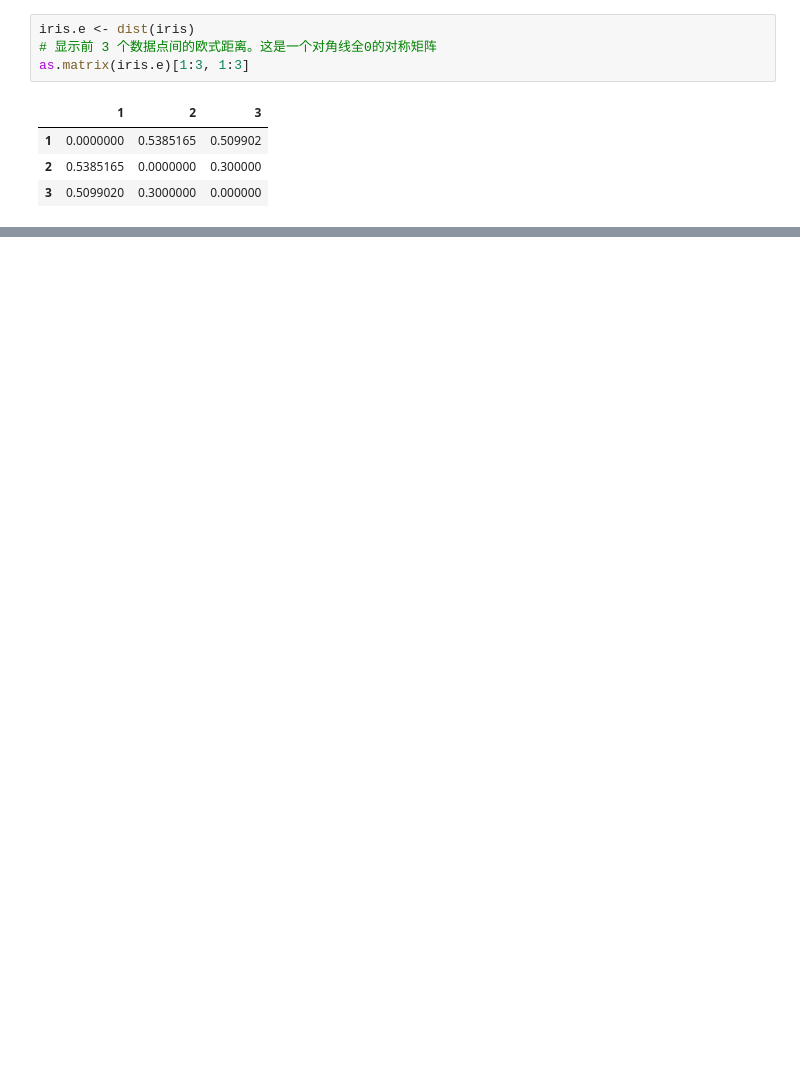
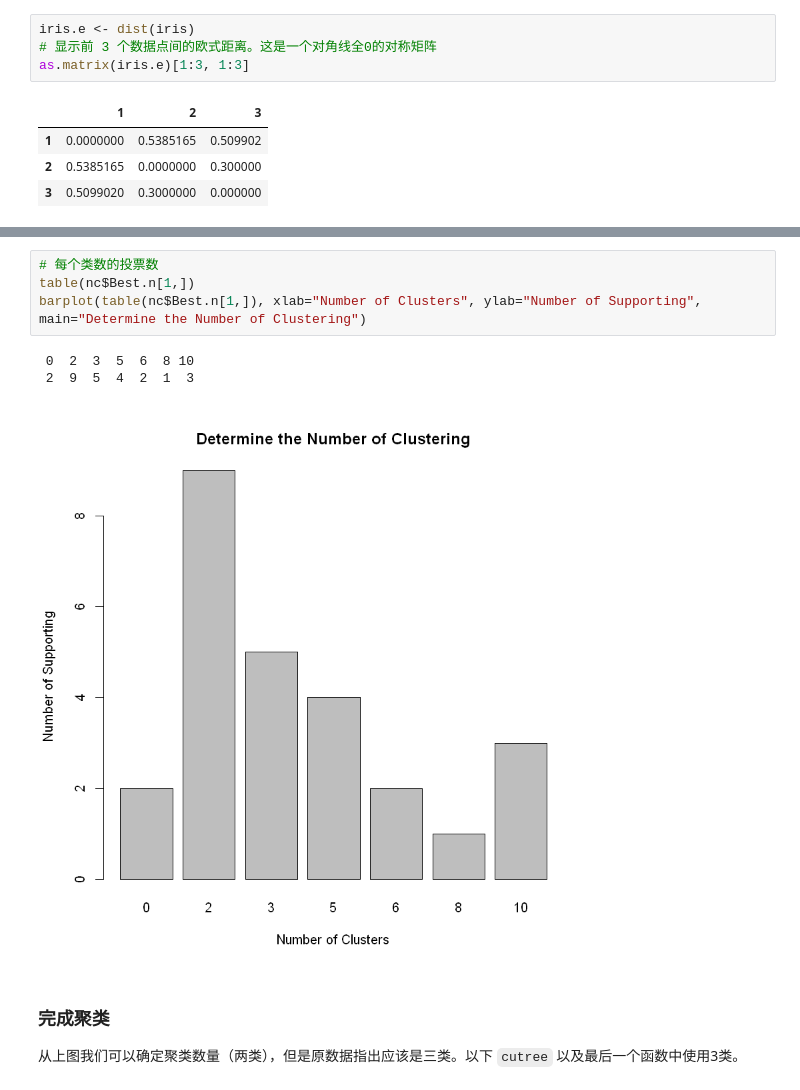
Before and after one commit to wklchris/wklchris.github.io, a Jupyter notebook: ipynb/R-clustering.ipynb, the cells around one changed output, grey strips where cells are left out. Saved outputs shown, nothing was run; the diff lists cells and outputs as text; blank space fills up the shorter version.

```diff
--- a/ipynb/R-clustering.ipynb
+++ b/ipynb/R-clustering.ipynb
@@ -77,0 +177,12 @@ as.matrix(iris.e)[1:3, 1:3]
+# %%
+# 每个类数的投票数
+table(nc$Best.n[1,])
+barplot(table(nc$Best.n[1,]), xlab="Number of Clusters", ylab="Number of Supporting", main="Determine the Number of Clustering")
+# %% [output]
+ 0  2  3  5  6  8 10
+ 2  9  5  4  2  1  3
+[figure, added]
+# %% [markdown]
+### 完成聚类
+
+从上图我们可以确定聚类数量（两类），但是原数据指出应该是三类。以下 `cutree` 以及最后一个函数中使用3类。
```
Also changed, not shown: parts of 16 cells of this notebook, 13 other files.
